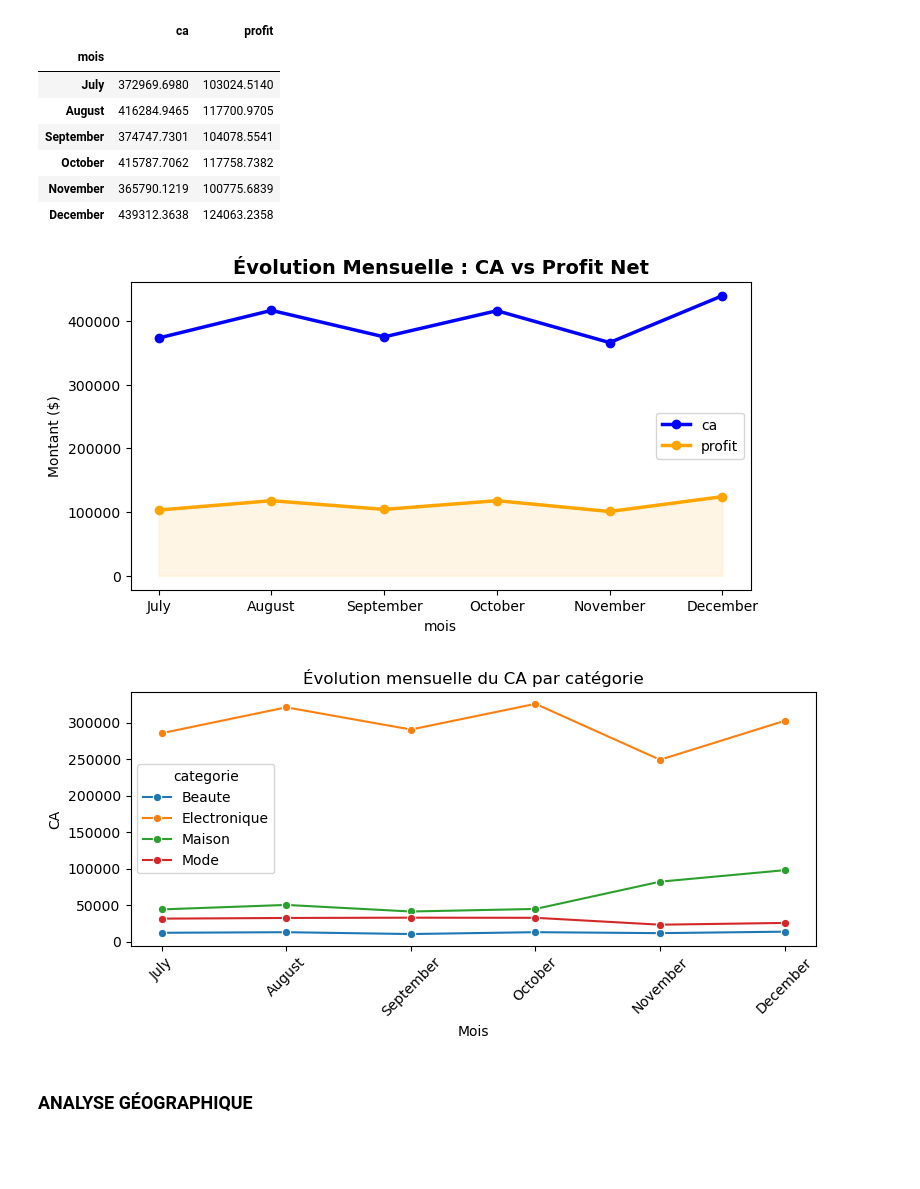
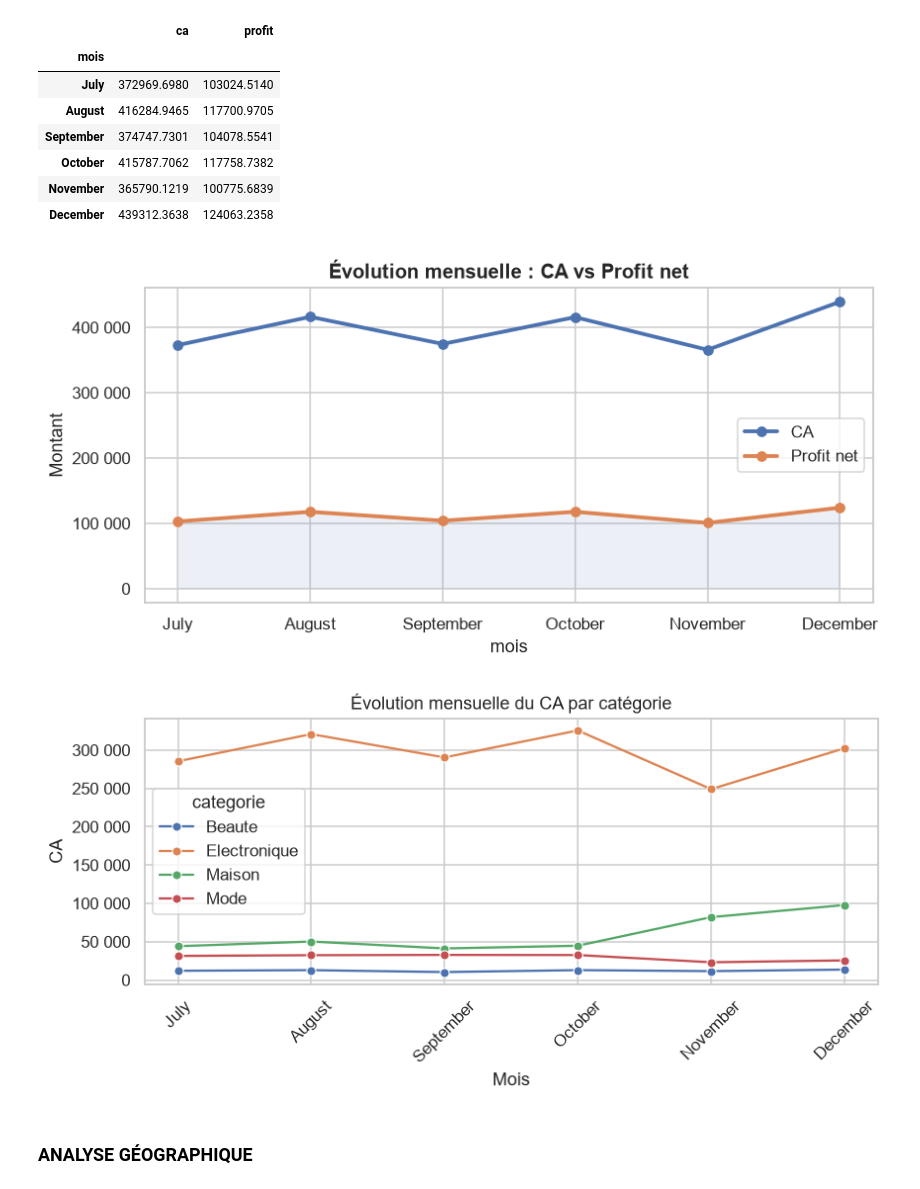
Before and after one commit to Late-In-Data/afrimarket-data-analysis, a Jupyter notebook: notebook/AfriMarket_Analyse_Strategique.ipynb, the cells around one changed output. Saved outputs shown, nothing was run; the diff lists cells and outputs as text; code cells hidden in the pictures; blank space fills up the shorter version.

```diff
--- a/notebook/AfriMarket_Analyse_Strategique.ipynb
+++ b/notebook/AfriMarket_Analyse_Strategique.ipynb
@@ -14,10 +12,20 @@ import numpy as np
 import matplotlib.pyplot as plt
 import seaborn as sns
 from pathlib import Path
+# %%
+# Style graphique global : cohérence visuelle (grille, palette, format des nombres) sur tout le notebook
+import matplotlib.ticker as mtick
+
+sns.set_theme(style="whitegrid", palette="deep")
+plt.rcParams["figure.dpi"] = 110
+
+def format_milliers(x, pos=None):
+    return f"{x:,.0f}".replace(",", " ")
 # %% [markdown]
 ## Chargement des données
 # %%
-path = Path(r"data\afrimarket_dataset.csv")
+base_dir = Path.cwd() if (Path.cwd() / "data").exists() else Path.cwd().parent
+path = base_dir / "data" / "afrimarket_dataset.csv"
 data = pd.read_csv(path)
 # %%
 print("les 5 premières lignes du dataset :")
@@ -307,26 +376,30 @@ month_evolution
 # %%
 # --- ÉVOLUTION MENSUELLE (CA vs PROFIT NET) ---
 fig, ax = plt.subplots(figsize=(8, 4))
-month_evolution .plot(kind='line', marker='o', linewidth=2.5, ax=ax, color=['blue', 'orange'])
-plt.fill_between(month_evolution.index, month_evolution['profit'], color='orange', alpha=0.1)
-plt.title('Évolution Mensuelle : CA vs Profit Net', fontsize=14, fontweight='bold')
-plt.ylabel('Montant ($)')
+month_evolution.plot(kind='line', marker='o', linewidth=2.5, ax=ax)
+ax.fill_between(month_evolution.index, month_evolution['profit'], alpha=0.1)
+ax.set_title('Évolution mensuelle : CA vs Profit net', fontsize=13, fontweight='bold')
+ax.set_ylabel('Montant')
+ax.yaxis.set_major_formatter(mtick.FuncFormatter(format_milliers))
+ax.legend(['CA', 'Profit net'])
+plt.tight_layout()
 plt.show()
 # %% [output]
-[figure, old version]
+[figure, new version]
 # %%
 # Évolution mensuelle par catégorie (CA)
 cat_month = df_clean.groupby(["mois","categorie"])["CA"].sum().reset_index()
-plt.figure(figsize=(8,4))
-sns.lineplot(data=cat_month, x="mois", y="CA", hue="categorie", marker="o")
-plt.xticks(rotation=45)
-plt.title("Évolution mensuelle du CA par catégorie")
-plt.ylabel("CA")
-plt.xlabel("Mois")
+fig, ax = plt.subplots(figsize=(8,4))
+sns.lineplot(data=cat_month, x="mois", y="CA", hue="categorie", marker="o", ax=ax)
+ax.set_xticklabels(ax.get_xticklabels(), rotation=45)
+ax.set_title("Évolution mensuelle du CA par catégorie")
+ax.set_ylabel("CA")
+ax.set_xlabel("Mois")
+ax.yaxis.set_major_formatter(mtick.FuncFormatter(format_milliers))
 plt.tight_layout()
 plt.show()
 # %% [output]
-[figure, old version]
+[figure, new version]
 # %% [markdown]
 ### ANALYSE GÉOGRAPHIQUE
 # %%
```
Also changed, not shown: parts of 26 cells of this notebook.
